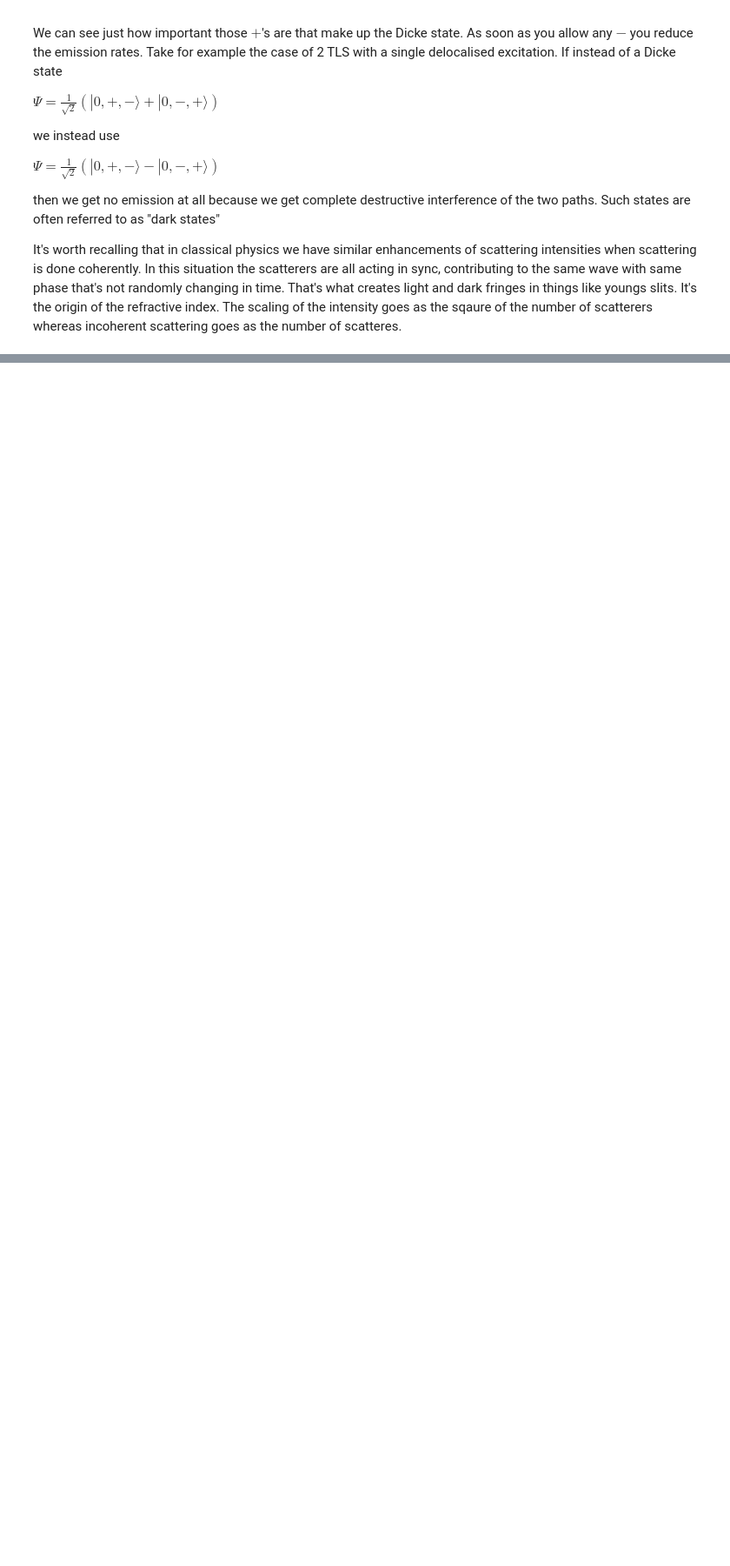
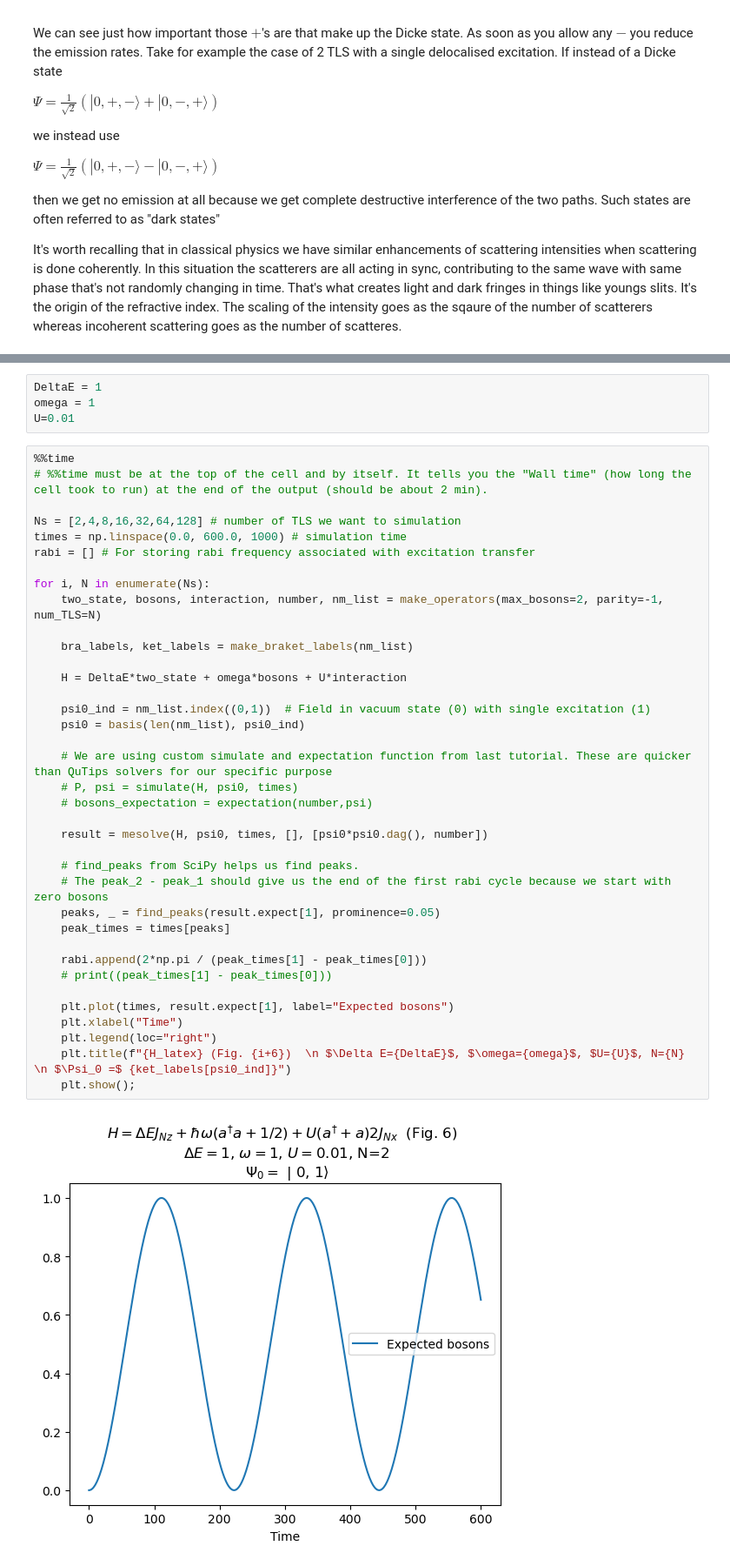
Before and after one commit to project-ida/two-state-quantum-systems, a Jupyter notebook: 07-accelerating-quantum-processes.ipynb, the cells around one changed output, grey strips where cells are left out. Shown: that part at 87% size. Cells and saved outputs as stored; diff of their text form; blank space fills up the shorter version.

Commit message:
Updates to tutorial 7

```diff
--- a/07-accelerating-quantum-processes.ipynb
+++ b/07-accelerating-quantum-processes.ipynb
@@ -332,2 +340,45 @@ def make_operators_J(max_bosons, parity=0, num_TLS=1):
 
     return two_state, bosons, interaction, number, nm_list
+# %%
+DeltaE = 1
+omega = 1
+U=0.01
+# %%
+%%time
+# %%time must be at the top of the cell and by itself. It tells you the "Wall time" (how long the cell took to run) at the end of the output (should be about 2 min).
+
+Ns = [2,4,8,16,32,64,128] # number of TLS we want to simulation
+times = np.linspace(0.0, 600.0, 1000) # simulation time
+rabi = [] # For storing rabi frequency associated with excitation transfer
+
+for i, N in enumerate(Ns):
+    two_state, bosons, interaction, number, nm_list = make_operators(max_bosons=2, parity=-1, num_TLS=N)
+
+    bra_labels, ket_labels = make_braket_labels(nm_list)
+
+    H = DeltaE*two_state + omega*bosons + U*interaction
+
+    psi0_ind = nm_list.index((0,1))  # Field in vacuum state (0) with single excitation (1)
+    psi0 = basis(len(nm_list), psi0_ind)
+
+    # We are using custom simulate and expectation function from last tutorial. These are quicker than QuTips solvers for our specific purpose
+    # P, psi = simulate(H, psi0, times)
+    # bosons_expectation = expectation(number,psi)
+
+    result = mesolve(H, psi0, times, [], [psi0*psi0.dag(), number])
+
+    # find_peaks from SciPy helps us find peaks.
+    # The peak_2 - peak_1 should give us the end of the first rabi cycle because we start with zero bosons
+    peaks, _ = find_peaks(result.expect[1], prominence=0.05)
+    peak_times = times[peaks]
+
+    rabi.append(2*np.pi / (peak_times[1] - peak_times[0]))
+    # print((peak_times[1] - peak_times[0]))
+
+    plt.plot(times, result.expect[1], label="Expected bosons")
+    plt.xlabel("Time")
+    plt.legend(loc="right")
+    plt.title(f"{H_latex} (Fig. {i+6})  \n $\Delta E={DeltaE}$, $\omega={omega}$, $U={U}$, N={N} \n $\Psi_0 =$ {ket_labels[psi0_ind]}")
+    plt.show();
+# %% [output]
+[figure, added]
```
Also changed, not shown: parts of 14 cells of this notebook.
